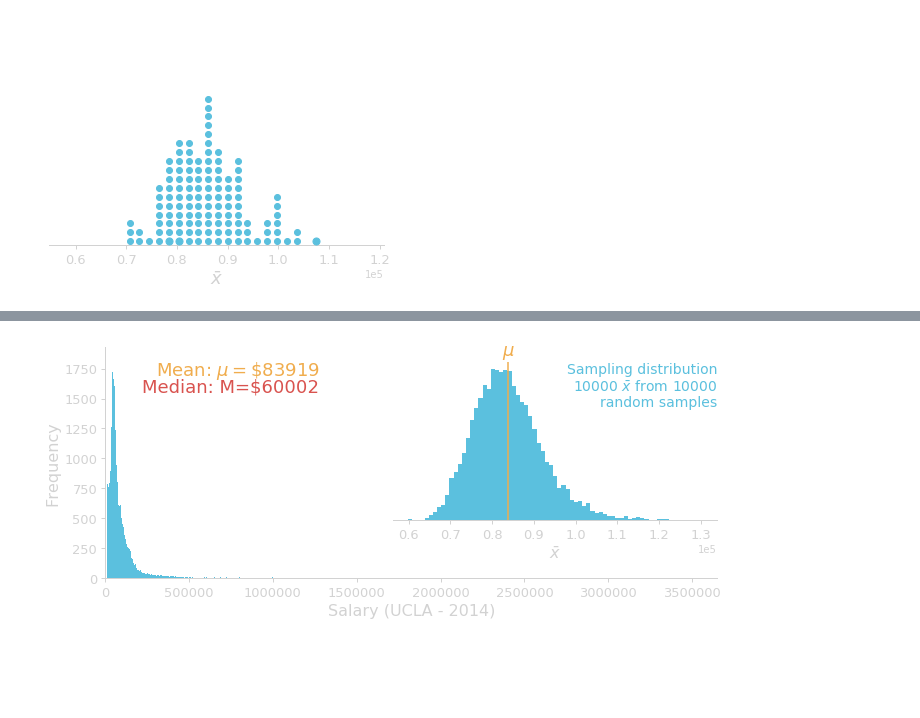
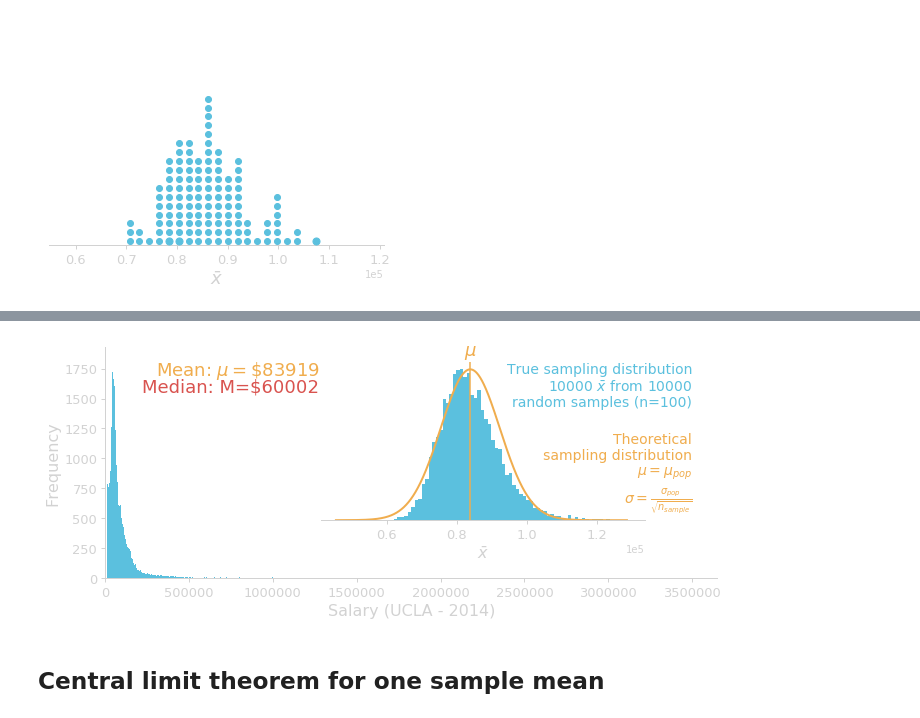
Before and after one commit to gcalmettes/stats13-slides, a Jupyter notebook: notebook-fig/figs-slides-3-simulation-sample-mean.ipynb, the cells around one changed output, grey strips where cells are left out. Drawn from its saved outputs; the diff is of its cells as text; code cells hidden in the pictures; blank space fills up the shorter version.

```diff
--- a/notebook-fig/figs-slides-3-simulation-sample-mean.ipynb
+++ b/notebook-fig/figs-slides-3-simulation-sample-mean.ipynb
@@ -280,7 +340,7 @@ for ax in [ax1]:
     ax.set_yticks([])
     ax.tick_params(axis="both", width=1, size=4, color=colors["lightgray"], labelcolor=colors["lightgray"],
                    labelsize=13, pad=4)
-    ax.set_xlabel('Standardized x', size=18, color=colors["lightgray"])
+    ax.set_xlabel(r'Standardized $\bar{x}$ (t)', size=18, color=colors["lightgray"])
     ax.set_xlim(xt0_ucla.min(), xt0_ucla.max())
     ax.set_ylim(0)
     ax.text(ax.get_xlim()[1]*1, ax.get_ylim()[1]*0.7, "Area under the curve\n2-tailed p-value\n{:.4f}".format(stats.t.sf(np.abs(t_ucla), len(ucla_sample)-1)*2),
@@ -311,6 +371,7 @@ ax4 = ax1.twinx()
 ax5 = ax1.twinx()
 ax6 = ax1.twinx()
 ax7 = ax1.twinx()
+ax8 = ax1.twinx()
 
 for ax in [ax1]:
     ax.hist(res_ucla_mean, bins="auto", color=colors["blue"])
@@ -342,10 +403,14 @@ for ax in [ax4]:
     ax.axvline(census2014["mean"], color=colors["green"], ls="--")
     ax.text(census2014["mean"], ax.get_ylim()[1]*1.01, "Census data\n({:.0f})".format(census2014["mean"]), color=colors["green"], size=13, ha="center")
 
+for ax in [ax8]:
+    ax.axvline(data.GROSS.mean(), ymax=0.92, color=colors["orange"], ls="--")
+    ax.text(data.GROSS.mean(), ax.get_ylim()[1]*0.94, "true $\mu$", color=colors["orange"], size=13, ha="left")
+
 for ax in [ax5]:
     ax.plot(xt_ucla, yt_ucla, color=colors["orange"], lw=2)
 
-for ax in [ax2, ax3, ax4, ax5]:
+for ax in [ax2, ax3, ax4, ax5, ax8]:
     ax.set_ylim(0)
     ax.axis("off")
 
@@ -456,42 +669,58 @@ plt.hist(true_sampling, bins="auto");
 # %%
+#t distribution
+se_truesampling = (data.GROSS.std())/np.sqrt(len(ucla_sample))
+tdist_truesampling = stats.t(df=len(ucla_sample)-1, loc=data.GROSS.mean(), scale=se_truesampling)
+xt_truesampling = np.linspace(data.GROSS.mean()-6*se_sample, data.GROSS.mean()+7*se_sample, 10000)
+yt_truesampling = tdist_truesampling.pdf(xt_truesampling)
+
+
 fig = plt.figure(figsize=(10,4))
 ax1 = fig.add_axes([0.1, 0.15, 0.85, 0.8])
-ax2 = fig.add_axes([0.5, 0.35, 0.45, 0.55])
+ax2 = fig.add_axes([0.4, 0.35, 0.45, 0.55])
+ax3 = ax2.twinx()
 
 
 ax1.hist(data.GROSS, bins="auto", color=colors["blue"]);
 ax2.hist(true_sampling, bins="auto", color=colors["blue"]);
+ax3.plot(xt_truesampling, yt_truesampling, color=colors["orange"], lw=2);
 
 for ax in [ax1]:
     for spine in ["bottom", "left"]:
         ax.spines[spine].set_linewidth(1)
         ax.spines[spine].set_color(colors["lightgray"])
     for spine in ["top", "right"]:
         ax.spines[spine].set_visible(False)
     ax.set_xlim(0)
     ax.set_ylim(0)
     ax.set_xlabel("Salary (UCLA - 2014)", size=16, color=colors["lightgray"])
     ax.tick_params(axis="both", width=1, size=4, color=colors["lightgray"], labelcolor=colors["lightgray"],
                    labelsize=13, pad=4)
     ax.set_ylabel("Frequency", size=16, color=colors["lightgray"])
     ax.text(ax.get_xlim()[1]*0.35, ax.get_ylim()[1]*0.95, "Mean: $\mu=\$${:.0f}".format(data.GROSS.mean()), size=18, color=colors["orange"], ha="right", va="top")
     ax.text(ax.get_xlim()[1]*0.35, ax.get_ylim()[1]*0.87, "Median: M=${:.0f}".format(data.GROSS.median()), size=18, color=colors["red"], ha="right", va="top")
 
 for ax in [ax2]:
     for spine in ["bottom"]:
         ax.spines[spine].set_linewidth(1)
         ax.spines[spine].set_color(colors["lightgray"])
     for spine in ["top", "right", "left"]:
         ax.spines[spine].set_visible(False)
-    ax.text(ax.get_xlim()[1]*1, ax.get_ylim()[1]*1, "Sampling distribution\n10000 " r"$\bar{x}$" " from 10000\nrandom samples", size=14, color=colors["blue"], ha="right", va="top")
+    ax.text(ax.get_xlim()[1]*1.1, ax.get_ylim()[1]*1, "True sampling distribution\n10000 " r"$\bar{x}$" " from 10000\nrandom samples (n=100)", size=14, color=colors["blue"], ha="right", va="top")
     ax.set_yticks([])
     ax.set_xlabel(r"$\bar{x}$", size=16, color=colors["lightgray"])
     ax.tick_params(axis="x", width=1, size=4, color=colors["lightgray"], labelcolor=colors["lightgray"],
                    labelsize=13, pad=4)
     ax.ticklabel_format(style='sci', axis='x', scilimits=(0,5))
     ax.axvline(data.GROSS.mean(), color=colors["orange"])
     ax.text(data.GROSS.mean(), ax.get_ylim()[1]*1.04, "$\mu$", size=18, ha="center", color=colors["orange"])
 
+for ax in [ax3]:
+    ax.set_ylim(0)
+    ax.text(ax.get_xlim()[1]*1.1, ax.get_ylim()[1]*0.5, "Theoretical\nsampling distribution\n$\mu=\mu_{pop}$\n" r"$\sigma=\frac{\sigma_{pop}}{\sqrt{n_{sample}}}$", size=14, color=colors["orange"], ha="right", va="top")
+    ax.axis("off")
+
 plt.savefig("/Users/Gui/Box Sync/_STATS13/_Slides/_stats13-Lectures/assets/img/lec/salaries-ucla2014-true-sampling-distribution.svg", transparent=True)
 # %% [output]
-[figure, old version]
+[figure, new version]
+# %% [markdown]
+## Central limit theorem for one sample mean
```
Also changed, not shown: parts of 24 cells of this notebook, 18 other files.
